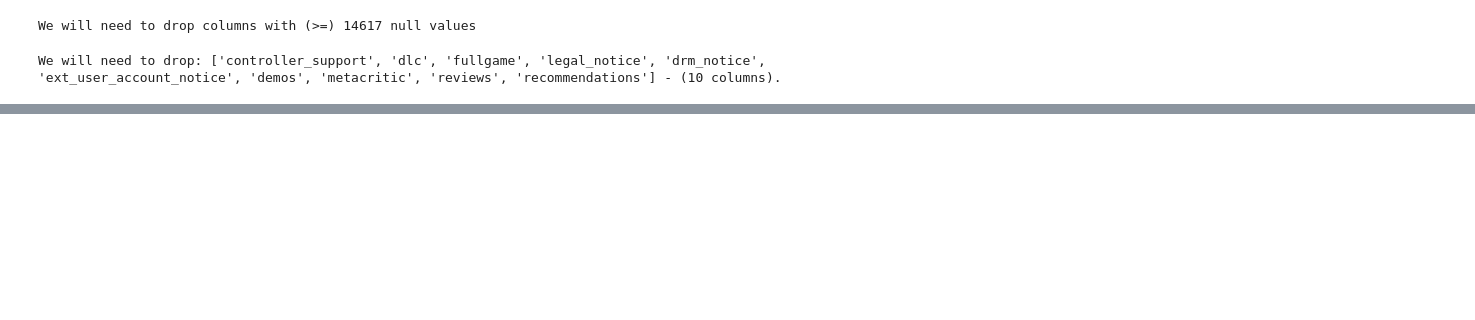
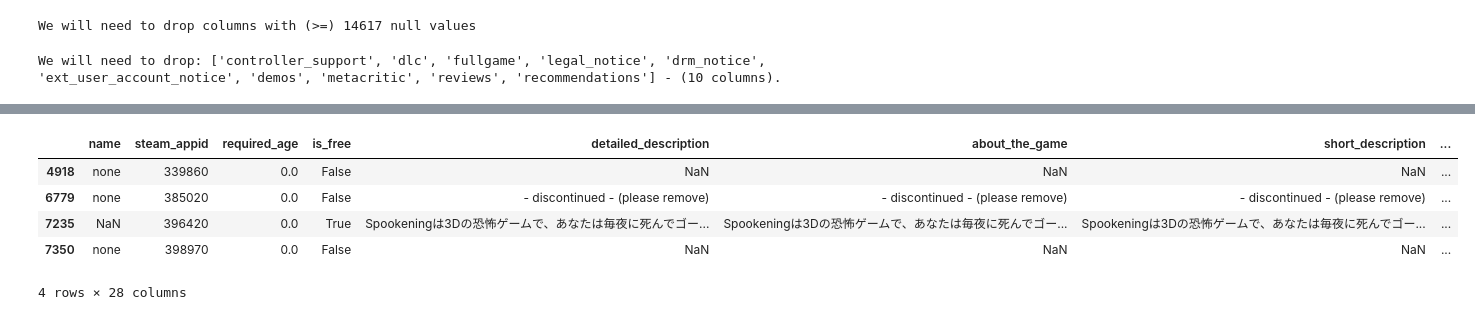
Before and after one commit to SunpreetSChahal/Steam-Raw-EDA_ML, a Jupyter notebook: (03) Steam Unclean Data - Data Cleaning.ipynb, the cells around one changed output, grey strips where cells are left out. Saved outputs shown, nothing was run; the diff lists cells and outputs as text; code cells hidden in the pictures; blank space fills up the shorter version.

```diff
--- a/(03) Steam Unclean Data - Data Cleaning.ipynb
+++ b/(03) Steam Unclean Data - Data Cleaning.ipynb
@@ -118,0 +156,10 @@ It is important to note that these rows have no other values. So it is fine to d
+# %%
+no_name = df[(df['name'].isnull()) | (df['name'] == 'none')]
+no_name
+# %% [output]
+|  | name | steam_appid | required_age | is_free | detailed_description | about_the_game | short_description | ... |
+| 4918 | none | 339860 | 0.0 | False | NaN | NaN | NaN | ... |
+| 6779 | none | 385020 | 0.0 | False | - discontinued - (please remove) | - discontinued - (please remove) | - discontinued - (please remove) | ... |
+| 7235 | NaN | 396420 | 0.0 | True | Spookeningは3Dの恐怖ゲームで、あなたは毎夜に死んでゴー... | Spookeningは3Dの恐怖ゲームで、あなたは毎夜に死んでゴー... | Spookeningは3Dの恐怖ゲームで、あなたは毎夜に死んでゴー... | ... |
+| 7350 | none | 398970 | 0.0 | False | NaN | NaN | NaN | ... |
+4 rows × 28 columns
```
Also changed, not shown: parts of 20 cells of this notebook.
